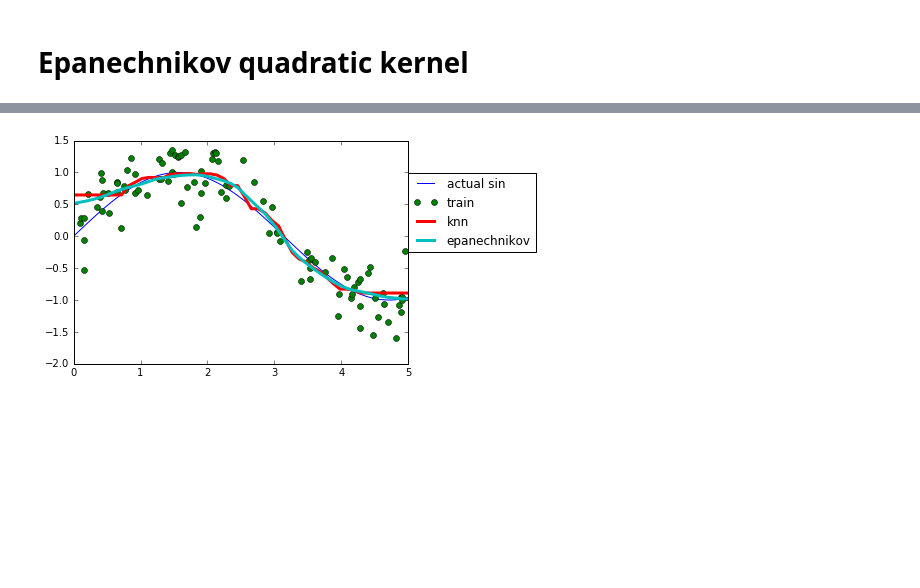
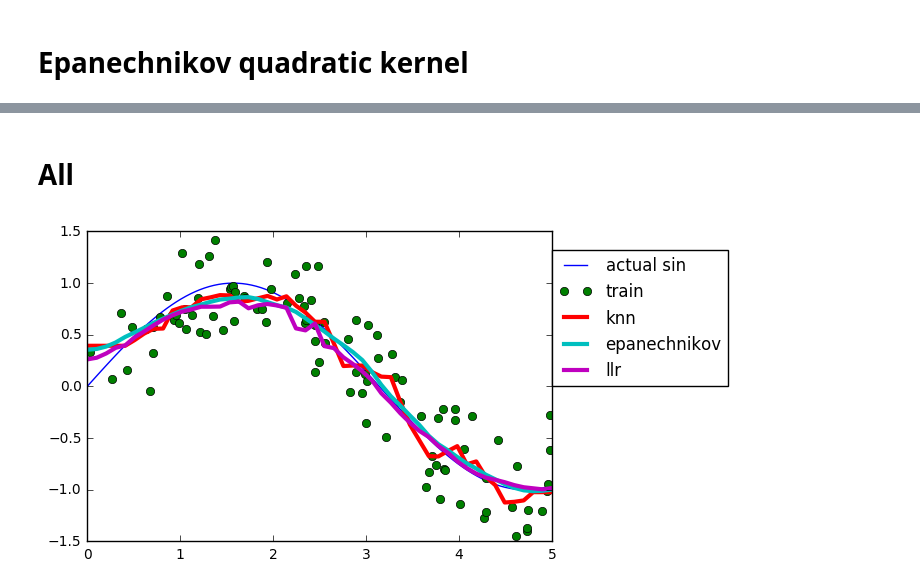
Before and after one commit to john-von-seneca/scribbles, a Jupyter notebook: ml/kernel-methods/1D-kernel-smoothers.ipynb, the cells around one changed output, grey strips where cells are left out. Drawn from its saved outputs; the diff is of its cells as text; code cells hidden in the pictures; blank space fills up the shorter version.

```diff
--- a/ml/kernel-methods/1D-kernel-smoothers.ipynb
+++ b/ml/kernel-methods/1D-kernel-smoothers.ipynb
@@ -371,0 +438,29 @@ plt.show()
+# %%
+def epanechnikov_kernel(x_train, x_0, lamb):
+    d_arg = np.abs(x_train-x_0)/lamb
+    ixs_nbrd = (d_arg<=1)
+    d_out = np.zeros_like(x_train)
+    d_out[ixs_nbrd] = 3./4.*(1 - d_arg[ixs_nbrd]**2)
+    return np.diag(d_out)
+# %%
+def loc_lin_reg_matrix(xN, yN, x_0, lamb):
+    N = xN.shape[0]
+    B = np.hstack([np.ones((N,1)), xN.reshape(-1,1)])
+    W_x0 = epanechnikov_kernel(x_train, x_0, lamb)
+#     print('xN', xN.shape)
+#     print('yN', yN.shape)
+#     print('B', B.shape)
+#     print('W_x0', W_x0.shape)
+    mat_0 = B.T @ W_x0 @ B
+    mat_0 += np.random.rand()*np.eye(mat_0.shape[0])
+    return np.linalg.inv(mat_0) @ B.T @ W_x0 @ yN
+# %%
+def loc_lin_reg_predictions(x_train, y_train, x_max, lamb, num_pts_pred=100):
+    x_pred = np.linspace(0,x_max,num_pts_pred)
+    y_pred = np.zeros_like(x_pred)
+    # form
+    for ix in range(num_pts_pred):
+        x_0 = x_pred[ix]
+        mat1 = loc_lin_reg_matrix(x_train, y_train, x_0, lamb)
+        y_pred[ix] = np.array([1,x_0]) @ mat1
+    return (x_pred, y_pred)
@@ -372,23 +595,28 @@ plt.show()
+# %% [markdown]
+# All
 # %%
 def interact_all(sig_noise=0.3, k=10, lamb=0.2):
     num_pts, x_max = 100, 5.
     x_train = np.random.rand(num_pts)*x_max
     x_train.sort()
     y_train = np.sin(x_train) + np.random.normal(loc=0.0,
                                                  scale=sig_noise,
                                                  size=x_train.shape)
 
     x_pred_knn, y_pred_knn = knn_prediction(x_train, y_train, x_max,
                                             k=k, num_pts_pred=50)
     x_pred_e,y_pred_e = epanechnikov_predictions(x_train,y_train,x_max,
                                                  lamb=lamb,num_pts_pred=50)
+    x_pred_e_llr,y_pred_e_llr = loc_lin_reg_predictions(x_train,y_train,x_max,
+                                                 lamb=lamb,num_pts_pred=50)
 
     plot_sin(x_max)
     plt.plot(x_train, y_train, 'o', label='train')
     plt.plot(x_pred_knn, y_pred_knn,label='knn', linewidth=3)
     plt.plot(x_pred_e, y_pred_e,label='epanechnikov', linewidth=3)
+    plt.plot(x_pred_e_llr, y_pred_e_llr,label='llr', linewidth=3)
     plt.legend(loc=(1,0.5))
     plt.show()
 interactive(interact_all, sig_noise=(0,1,0.1),k=(5,40,5),lamb=(0.1,2,0.1))
 # %% [output]
-[figure, old version]
+[figure, new version]
```
Also changed, not shown: parts of 19 cells of this notebook, 2 other files.
